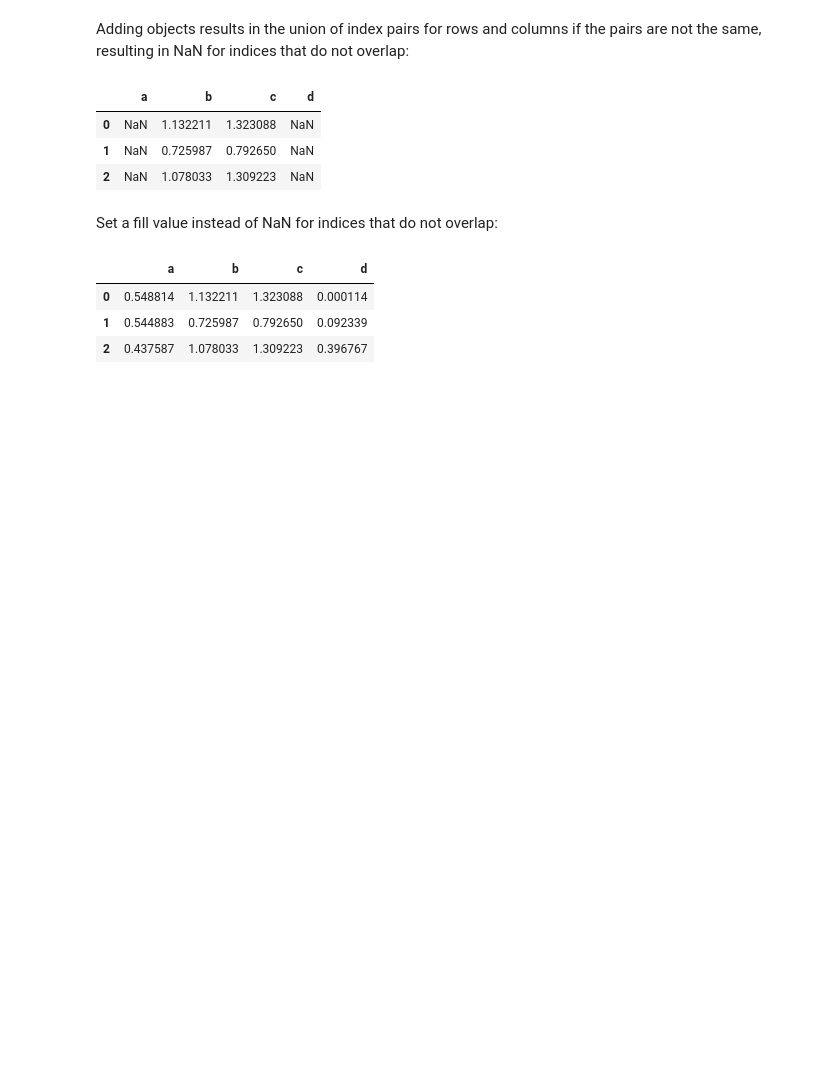
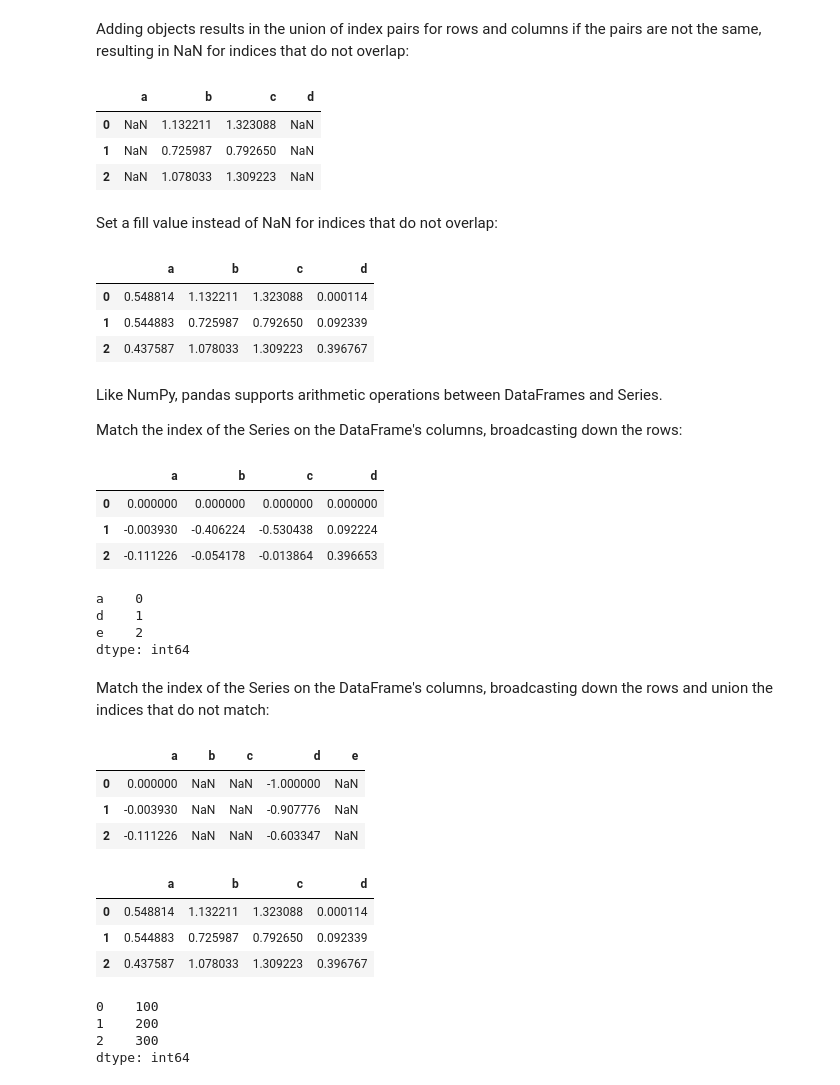
Before and after one commit to donnemartin/data-science-ipython-notebooks, a Jupyter notebook: pandas/pandas.ipynb, the cells around one changed output. Cells and saved outputs as stored; diff of their text form; code cells hidden in the pictures; blank space fills up the shorter version.

Commit message:
Added snippets for operations between DataFrames and Series.

```diff
--- a/pandas/pandas.ipynb
+++ b/pandas/pandas.ipynb
@@ -744,9 +744,55 @@ df_8 + df_9
 # %% [markdown]
 Set a fill value instead of NaN for indices that do not overlap:
 # %%
-df_8.add(df_9, fill_value=0)
+df_10 = df_8.add(df_9, fill_value=0)
+df_10
 # %% [output]
 |  | a | b | c | d |
 | 0 | 0.548814 | 1.132211 | 1.323088 | 0.000114 |
 | 1 | 0.544883 | 0.725987 | 0.792650 | 0.092339 |
 | 2 | 0.437587 | 1.078033 | 1.309223 | 0.396767 |
+# %% [markdown]
+Like NumPy, pandas supports arithmetic operations between DataFrames and Series.
+
+Match the index of the Series on the DataFrame's columns, broadcasting down the rows:
+# %%
+ser_8 = df_10.ix[0]
+df_11 = df_10 - ser_8
+df_11
+# %% [output]
+|  | a | b | c | d |
+| 0 | 0.000000 | 0.000000 | 0.000000 | 0.000000 |
+| 1 | -0.003930 | -0.406224 | -0.530438 | 0.092224 |
+| 2 | -0.111226 | -0.054178 | -0.013864 | 0.396653 |
+# %%
+ser_9 = Series(range(3), index=['a', 'd', 'e'])
+ser_9
+# %% [output]
+a    0
+d    1
+e    2
+dtype: int64
+# %% [markdown]
+Match the index of the Series on the DataFrame's columns, broadcasting down the rows and union the indices that do not match:
+# %%
+df_11 - ser_9
+# %% [output]
+|  | a | b | c | d | e |
+| 0 | 0.000000 | NaN | NaN | -1.000000 | NaN |
+| 1 | -0.003930 | NaN | NaN | -0.907776 | NaN |
+| 2 | -0.111226 | NaN | NaN | -0.603347 | NaN |
+# %%
+df_10
+# %% [output]
+|  | a | b | c | d |
+| 0 | 0.548814 | 1.132211 | 1.323088 | 0.000114 |
+| 1 | 0.544883 | 0.725987 | 0.792650 | 0.092339 |
+| 2 | 0.437587 | 1.078033 | 1.309223 | 0.396767 |
+# %%
+ser_10 = Series([100, 200, 300])
+print ser_10
+# %% [output]
+0    100
+1    200
+2    300
+dtype: int64
```
Also changed, not shown: parts of 2 cells of this notebook.
